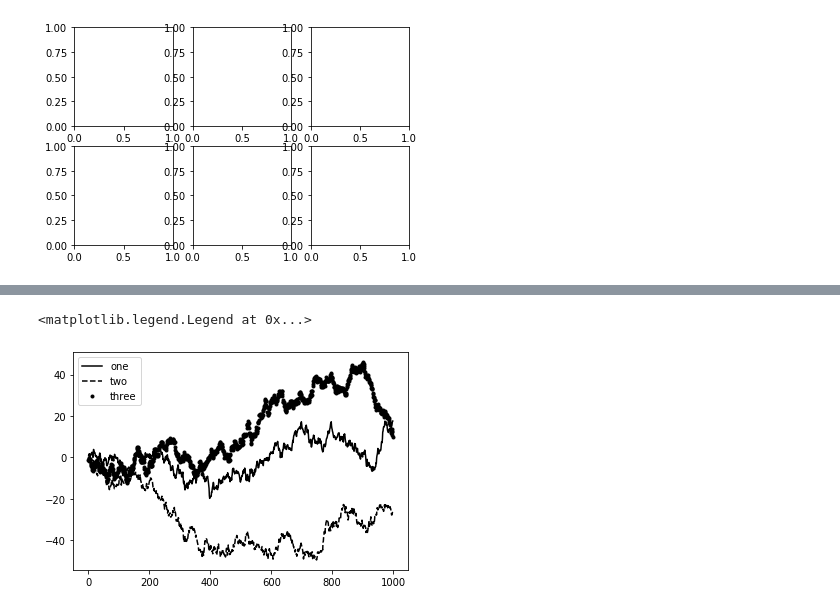
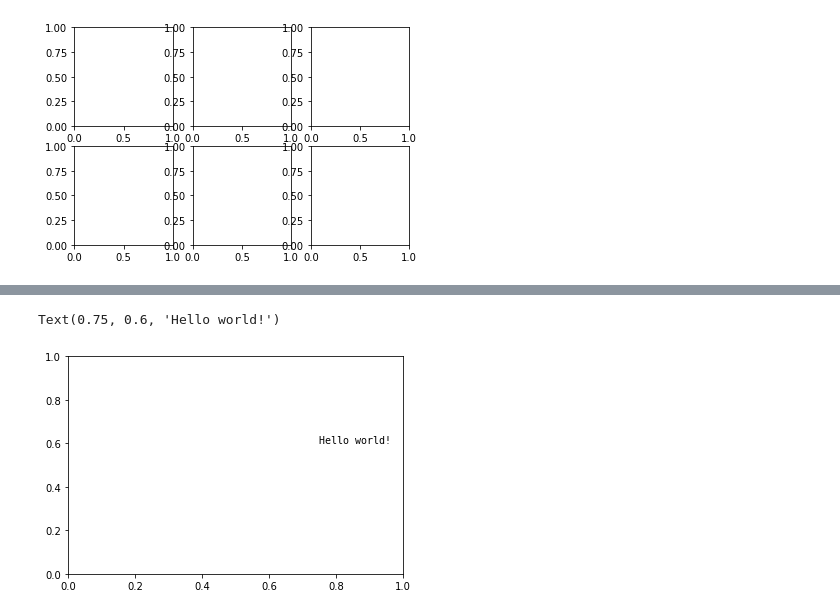
Before and after one commit to mengqi0315/python_for_data_analyst, a Jupyter notebook: My_python_for_data_analyst/char_09_1matplotlibAPI入门.ipynb, the cells around one changed output, grey strips where cells are left out. Saved outputs shown, nothing was run; the diff lists cells and outputs as text; code cells hidden in the pictures.

```diff
--- a/My_python_for_data_analyst/char_09_1matplotlibAPI入门.ipynb
+++ b/My_python_for_data_analyst/char_09_1matplotlibAPI入门.ipynb
@@ -82,14 +97,11 @@ Text(0, 0.5, 'Ystages')
-# %%
-# 添加图例，添加图例有两种方式：
-# 第一种方式，在添加subplot的时候传入label参数：
-fig = plt.figure()
-ax = fig.add_subplot(1, 1, 1)
-ax.plot(randn(1000).cumsum(),'k',label='one')
-ax.plot(randn(1000).cumsum(),'k--',label='two')
-ax.plot(randn(1000).cumsum(),'k.',label='three')
-# 然后调用ax.legend()来自动创建图例：
-ax.legend(loc='best')
-# %% [output]
-<matplotlib.legend.Legend at 0x...>
-[figure, removed]
+# %%
+fig = plt.figure()
+ax = fig.add_subplot(1, 1, 1)
+ax.text(0.75, 0.6,           # 相对坐标轴的比例
+        'Hello world!',
+        family='monospace',
+        fontsize=10)                # 放置标注文本
+# %% [output]
+Text(0.75, 0.6, 'Hello world!')
+[figure, added]
 # %%
```
Also changed, not shown: parts of 12 cells of this notebook, 1 other file.
